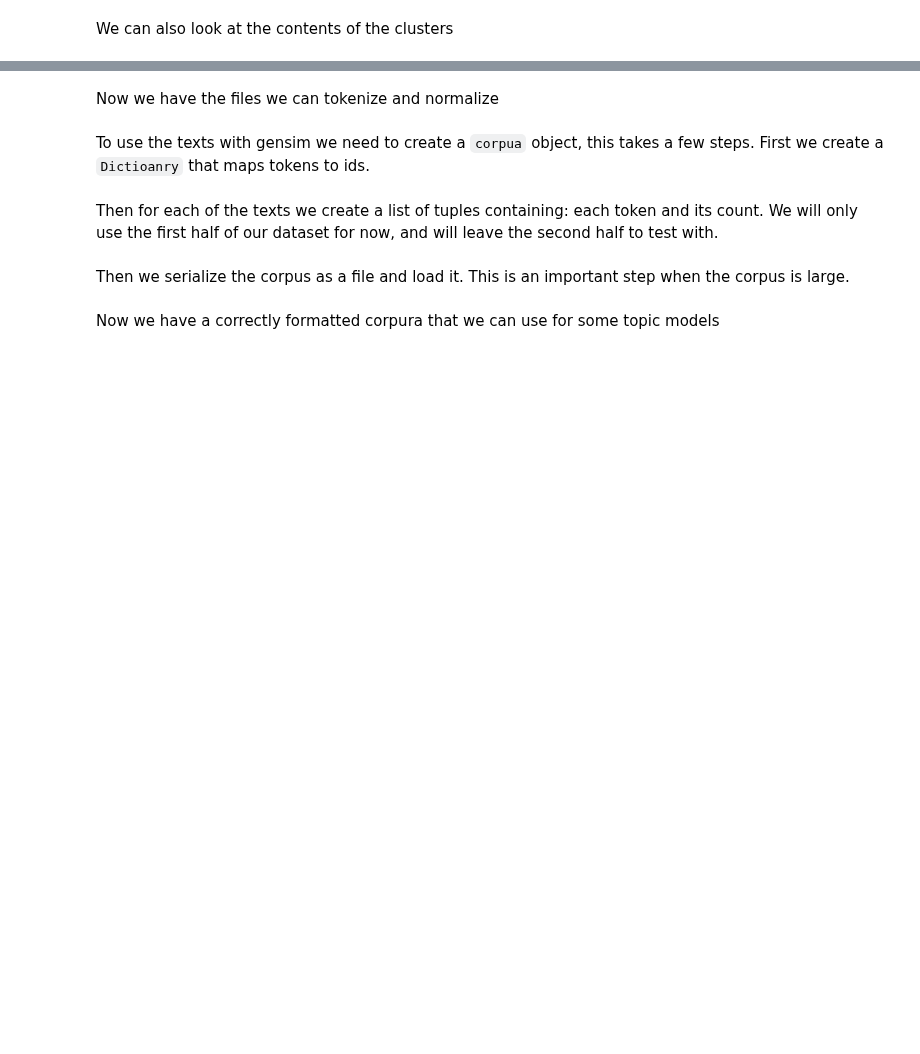
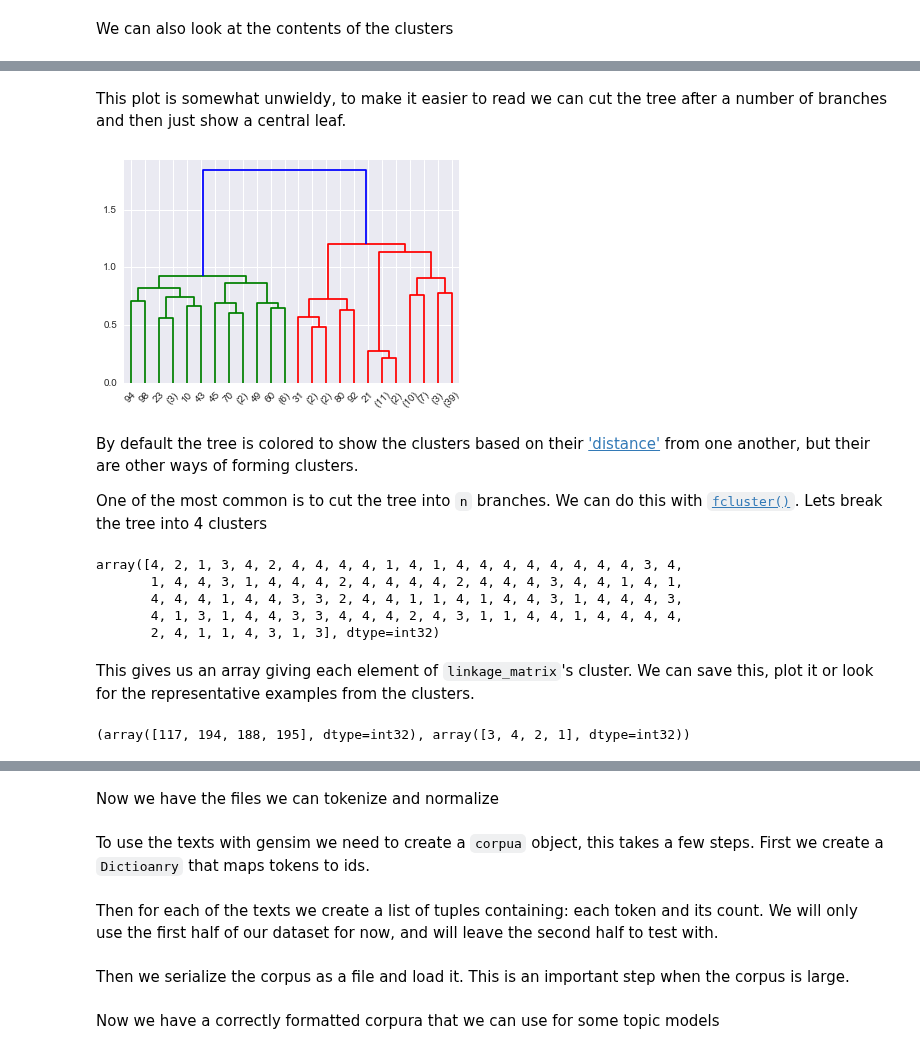
Before and after one commit to KnowledgeLab/content_analysis, a Jupyter notebook: notebooks/3-Clustering-and-Topic-Modeling.ipynb, the cells around one changed output, grey strips where cells are left out. Saved outputs shown, nothing was run; the diff lists cells and outputs as text; code cells hidden in the pictures; blank space fills up the shorter version.

```diff
--- a/notebooks/3-Clustering-and-Topic-Modeling.ipynb
+++ b/notebooks/3-Clustering-and-Topic-Modeling.ipynb
@@ -266,0 +403,27 @@ NameError: name 'vectorizer' is not defined
+# %% [markdown]
+This plot is somewhat unwieldy, to make it easier to read we can cut the tree after a number of branches and then just show a central leaf.
+# %%
+ax = scipy.cluster.hierarchy.dendrogram(linkage_matrix, p=4, truncate_mode='level')
+# %% [output]
+[figure, added]
+# %% [markdown]
+By default the tree is colored to show the clusters based on their ['distance'](https://docs.scipy.org/doc/scipy-0.18.1/reference/generated/scipy.cluster.hierarchy.dendrogram.html#scipy.cluster.hierarchy.dendrogram) from one another, but their are other ways of forming clusters.
+
+
+One of the most common is to cut the tree into `n` branches. We can do this with [`fcluster()`](https://docs.scipy.org/doc/scipy/reference/generated/scipy.cluster.hierarchy.fcluster.html#scipy.cluster.hierarchy.fcluster). Lets break the tree into 4 clusters
+# %%
+hierarchicalClusters = scipy.cluster.hierarchy.fcluster(linkage_matrix, 4, 'maxclust')
+hierarchicalClusters
+# %% [output]
+array([4, 2, 1, 3, 4, 2, 4, 4, 4, 4, 1, 4, 1, 4, 4, 4, 4, 4, 4, 4, 4, 3, 4,
+       1, 4, 4, 3, 1, 4, 4, 4, 2, 4, 4, 4, 4, 2, 4, 4, 4, 3, 4, 4, 1, 4, 1,
+       4, 4, 4, 1, 4, 4, 3, 3, 2, 4, 4, 1, 1, 4, 1, 4, 4, 3, 1, 4, 4, 4, 3,
+       4, 1, 3, 1, 4, 4, 3, 3, 4, 4, 4, 2, 4, 3, 1, 1, 4, 4, 1, 4, 4, 4, 4,
+       2, 4, 1, 1, 4, 3, 1, 3], dtype=int32)
+# %% [markdown]
+This gives us an array giving each element of `linkage_matrix`'s cluster. We can save this, plot it or look for the representative examples from the clusters.
+# %%
+clusterLeaders = scipy.cluster.hierarchy.leaders(linkage_matrix, hierarchicalClusters)
+clusterLeaders
+# %% [output]
+(array([117, 194, 188, 195], dtype=int32), array([3, 4, 2, 1], dtype=int32))
```
Also changed, not shown: parts of 40 cells of this notebook, 1 other file.
